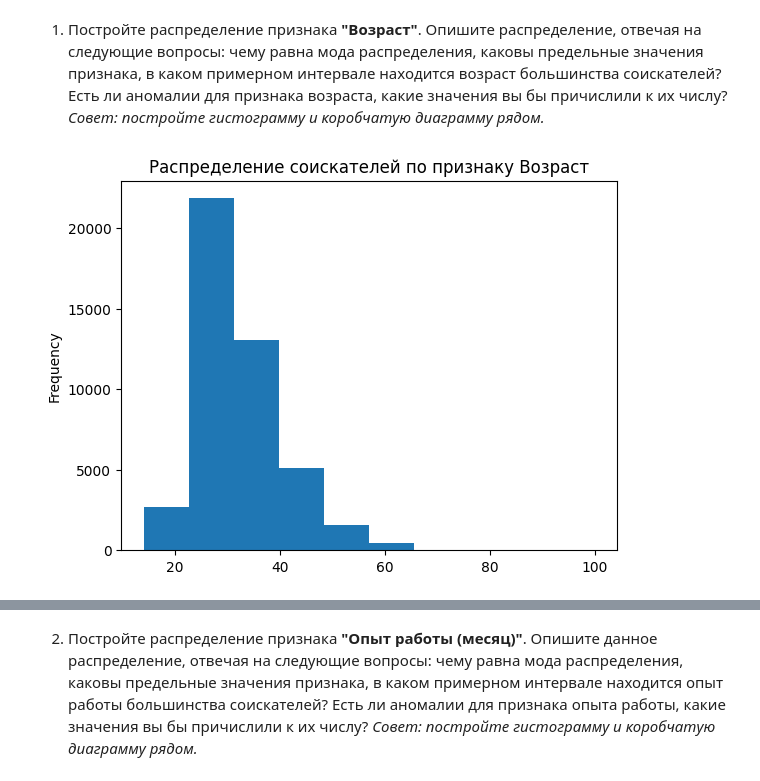
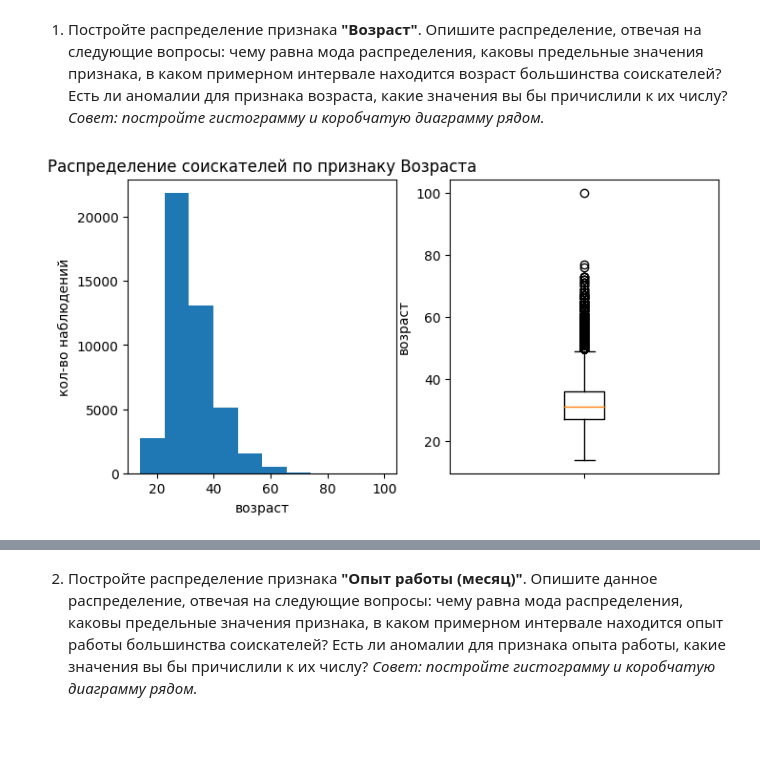
Before and after one commit to sanchopanso92/IDE, a Jupyter notebook: Project 1/Project-1. Ноутбук-шаблон.ipynb, the cells around one changed output, grey strips where cells are left out. Saved outputs shown, nothing was run; the diff lists cells and outputs as text; code cells hidden in the pictures; blank space fills up the shorter version.

```diff
--- a/Project 1/Project-1. Ноутбук-шаблон.ipynb
+++ b/Project 1/Project-1. Ноутбук-шаблон.ipynb
@@ -373,8 +373,17 @@ df = df.drop('Образование и ВУЗ', axis=1)
 # %% [markdown]
 1. Постройте распределение признака **"Возраст"**. Опишите распределение, отвечая на следующие вопросы: чему равна мода распределения, каковы предельные значения признака, в каком примерном интервале находится возраст большинства соискателей? Есть ли аномалии для признака возраста, какие значения вы бы причислили к их числу?
 *Совет: постройте гистограмму и коробчатую диаграмму рядом.*
-# %%
-df['Возраст'].plot(kind='hist', title='Распределение соискателей по признаку Возраст');
-# %% [output]
-[figure, removed]
+# %%
+fig, axes=plt.subplots(nrows=1, ncols=2, figsize=(8,4))
+axes[0].hist(x=df['Возраст']);
+axes[1].boxplot(x=df['Возраст']);
+axes[0].set_title('Распределение соискателей по признаку Возраста')
+axes[0].set_ylabel('кол-во наблюдений')
+axes[0].set_xlabel('возраст')
+axes[1].set_ylabel('возраст')
+axes[1].set_xticklabels([]);
+
+#title='Распределение соискателей по признаку Возраст'
+# %% [output]
+[figure, added]
 # %%
```
Also changed, not shown: parts of 51 cells of this notebook.
